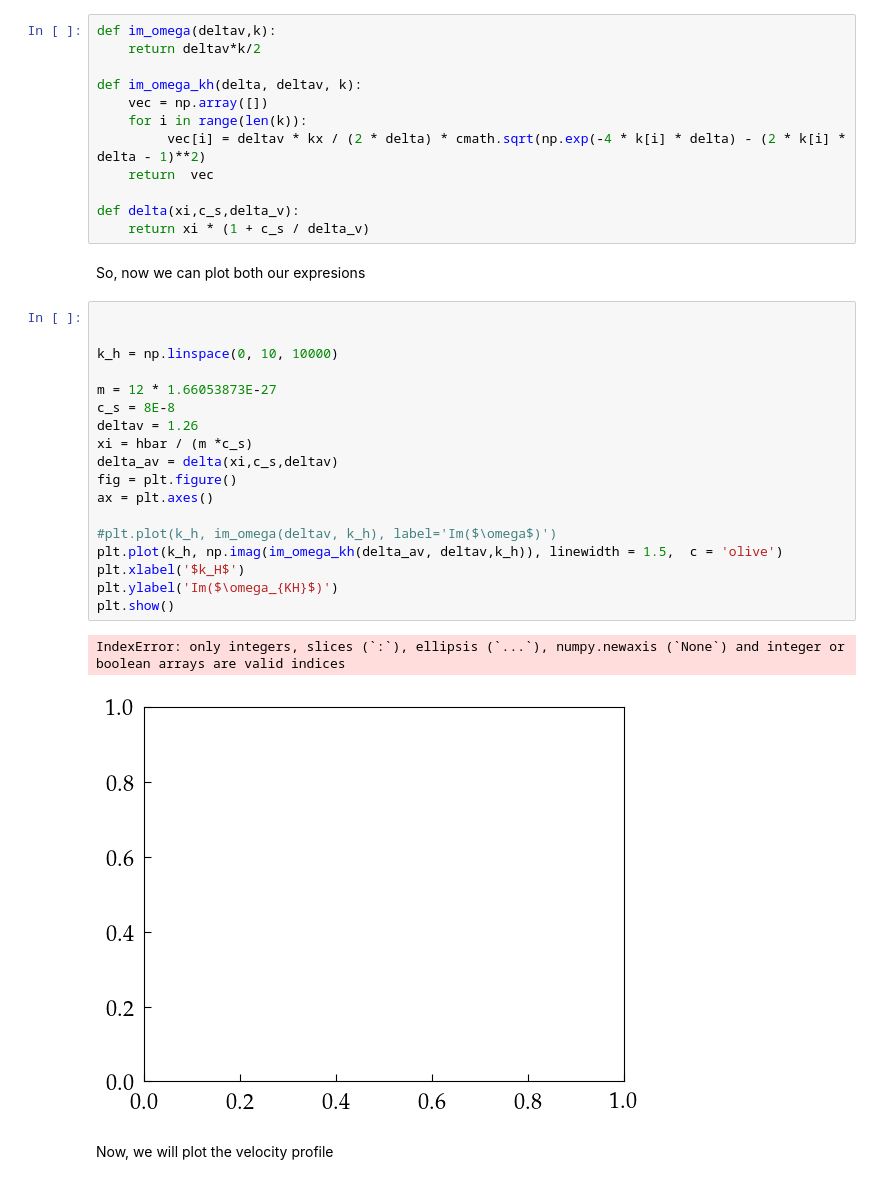
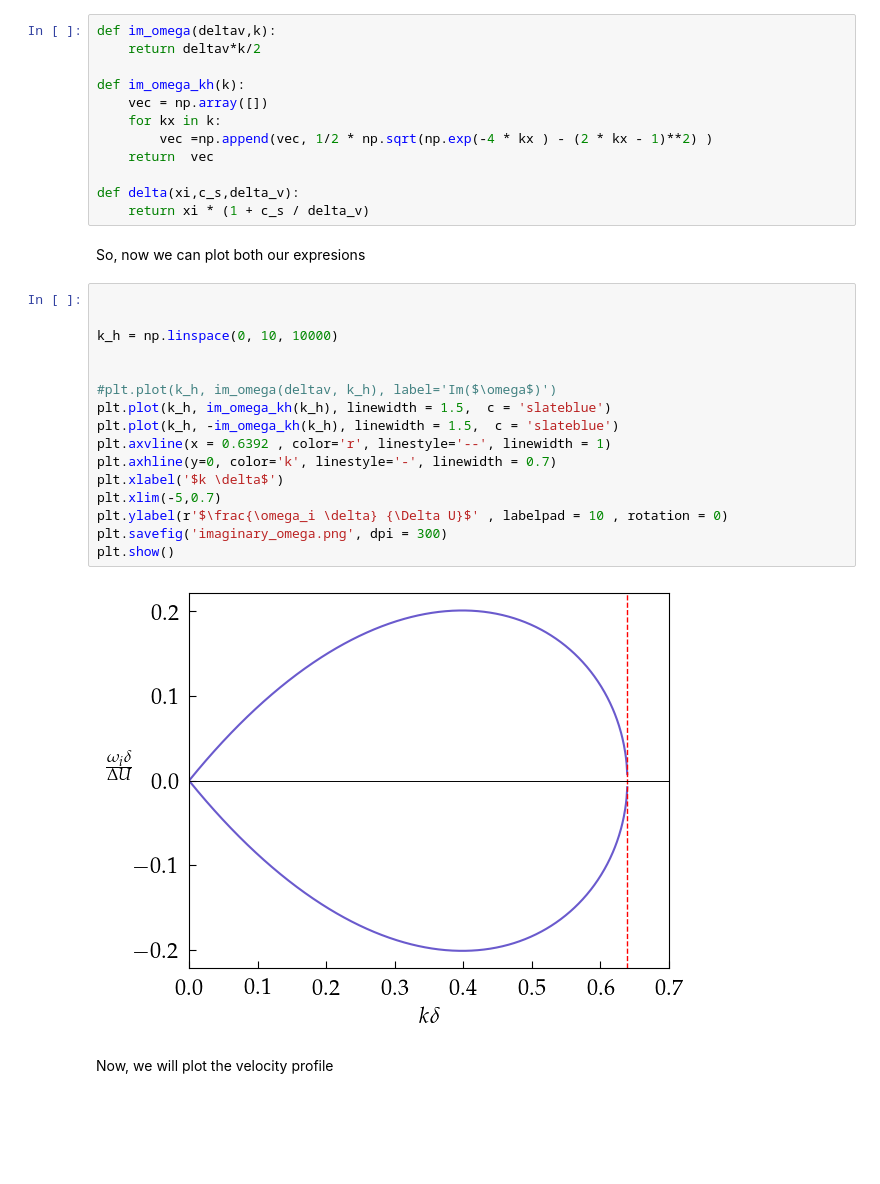
Before and after one commit to andonizaballa/kelvin_helhmotz_2d_bec, a Jupyter notebook: kelvin_helhomtz_instability.ipynb, the cells around one changed output. Saved outputs shown, nothing was run; the diff lists cells and outputs as text; blank space fills up the shorter version.

```diff
--- a/kelvin_helhomtz_instability.ipynb
+++ b/kelvin_helhomtz_instability.ipynb
@@ -27,37 +27,34 @@ So, we will plot this for our cases. In our case $v_1=-v_2= \frac{\Delta v}{2}$
 def im_omega(deltav,k):
     return deltav*k/2
 
-def im_omega_kh(delta, deltav, k):
+def im_omega_kh(k):
     vec = np.array([])
-    for i in range(len(k)):
-         vec[i] = deltav * kx / (2 * delta) * cmath.sqrt(np.exp(-4 * k[i] * delta) - (2 * k[i] * delta - 1)**2)
+    for kx in k:
+        vec =np.append(vec, 1/2 * np.sqrt(np.exp(-4 * kx ) - (2 * kx - 1)**2) )
     return  vec
 
 def delta(xi,c_s,delta_v):
     return xi * (1 + c_s / delta_v)
 # %% [markdown]
 So, now we can plot both our expresions
-# %%
-
-
-k_h = np.linspace(0, 10, 10000)
-
-m = 12 * 1.66053873E-27
-c_s = 8E-8
-deltav = 1.26
-xi = hbar / (m *c_s)
-delta_av = delta(xi,c_s,deltav)
-fig = plt.figure()
-ax = plt.axes()
-
-#plt.plot(k_h, im_omega(deltav, k_h), label='Im($\omega$)')
-plt.plot(k_h, np.imag(im_omega_kh(delta_av, deltav,k_h)), linewidth = 1.5,  c = 'olive')
-plt.xlabel('$k_H$')
-plt.ylabel('Im($\omega_{KH}$)')
-plt.show()
-# %% [output]
-IndexError: only integers, slices (`:`), ellipsis (`...`), numpy.newaxis (`None`) and integer or boolean arrays are valid indices
-[figure, removed]
+# %%
+
+
+k_h = np.linspace(0, 10, 10000)
+
+
+#plt.plot(k_h, im_omega(deltav, k_h), label='Im($\omega$)')
+plt.plot(k_h, im_omega_kh(k_h), linewidth = 1.5,  c = 'slateblue')
+plt.plot(k_h, -im_omega_kh(k_h), linewidth = 1.5,  c = 'slateblue')
+plt.axvline(x = 0.6392 , color='r', linestyle='--', linewidth = 1)
+plt.axhline(y=0, color='k', linestyle='-', linewidth = 0.7)
+plt.xlabel('$k \delta$')
+plt.xlim(-5,0.7)
+plt.ylabel(r'$\frac{\omega_i \delta} {\Delta U}$' , labelpad = 10 , rotation = 0)
+plt.savefig('imaginary_omega.png', dpi = 300)
+plt.show()
+# %% [output]
+[figure, added]
 # %% [markdown]
 Now, we will plot the velocity profile
 # %%
```
Also changed, not shown: 8 other files.
